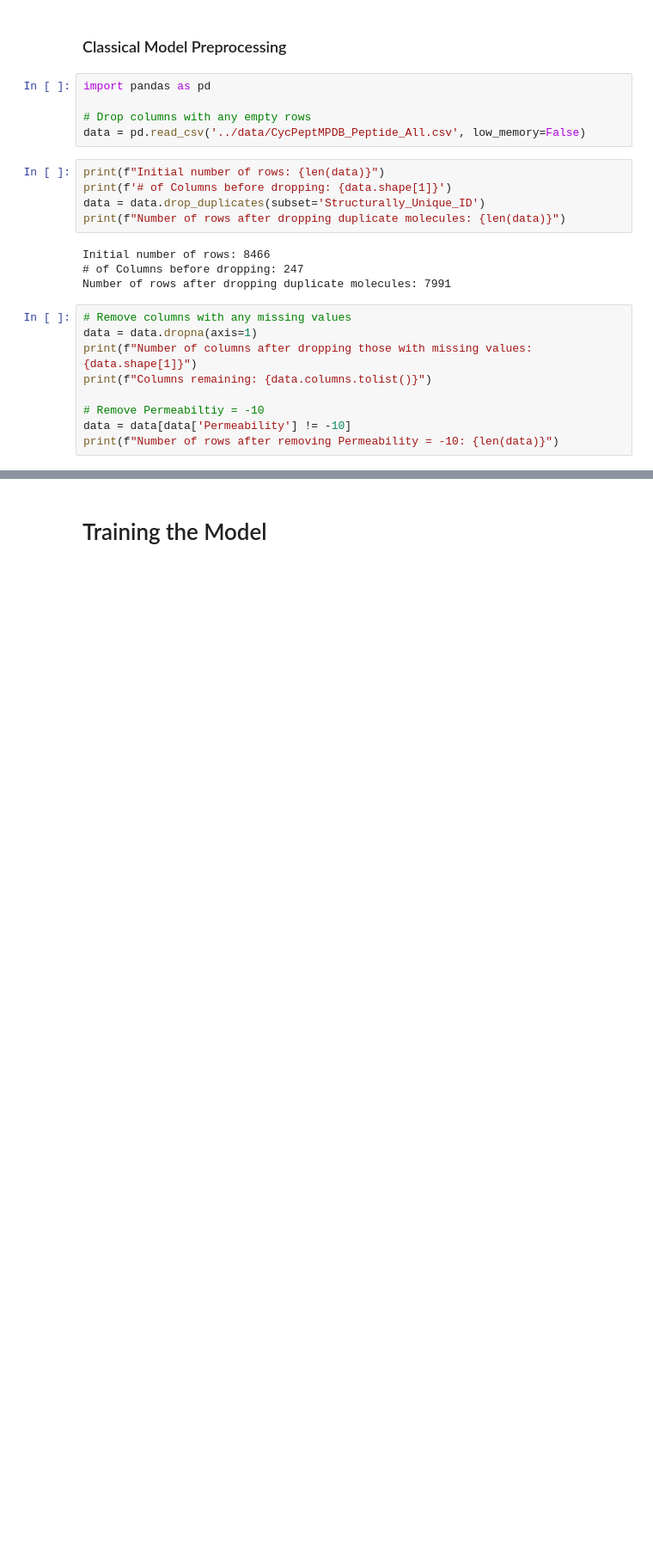
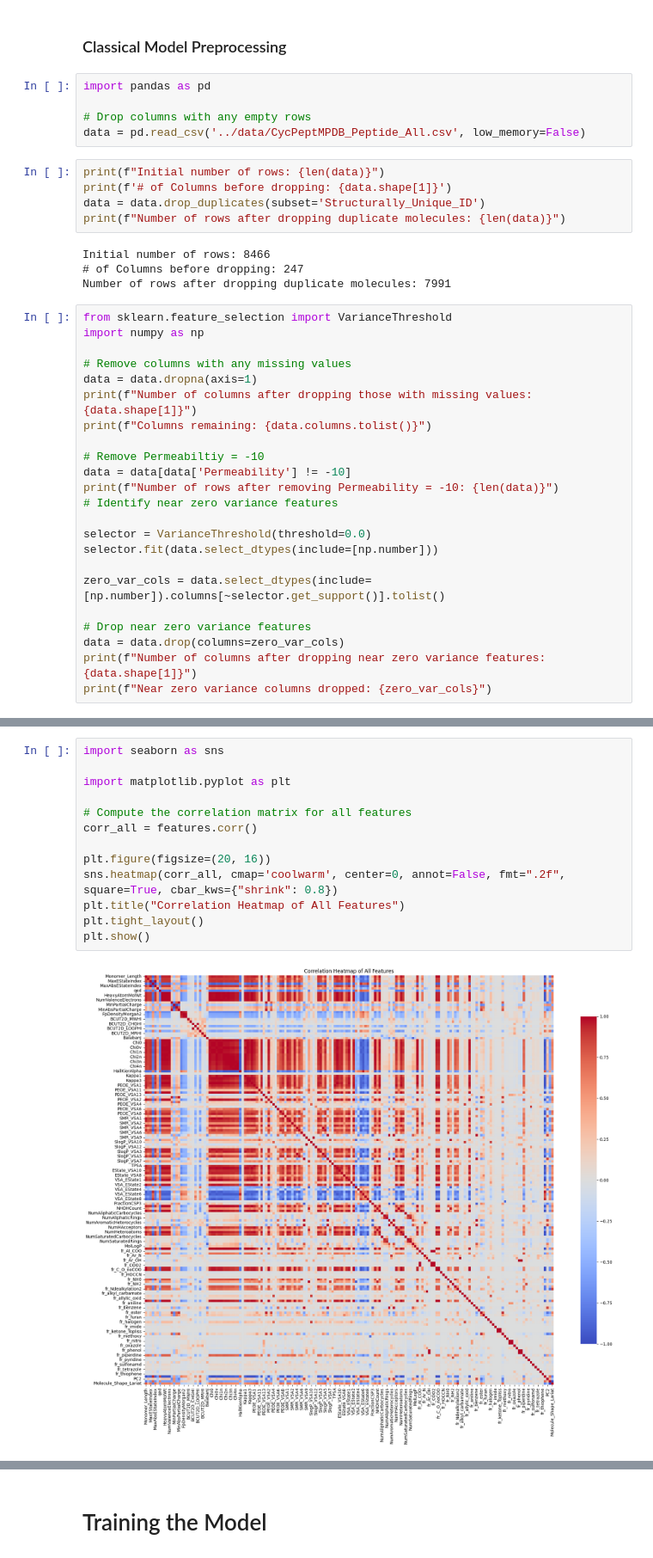
Before and after one commit to MauJunSensei/bsc-thesis, a Jupyter notebook: Proteomics/CycPeptMPDB/notebooks/rf_descriptor.ipynb, the cells around one changed output, grey strips where cells are left out. Shown at 86% size. Saved outputs shown, nothing was run; the diff lists cells and outputs as text; blank space fills up the shorter version.

```diff
--- a/Proteomics/CycPeptMPDB/notebooks/rf_descriptor.ipynb
+++ b/Proteomics/CycPeptMPDB/notebooks/rf_descriptor.ipynb
@@ -15,6 +15,9 @@ Initial number of rows: 8466
 # of Columns before dropping: 247
 Number of rows after dropping duplicate molecules: 7991
 # %%
+from sklearn.feature_selection import VarianceThreshold
+import numpy as np
+
 # Remove columns with any missing values
 data = data.dropna(axis=1)
 print(f"Number of columns after dropping those with missing values: {data.shape[1]}")
@@ -23,6 +26,17 @@ print(f"Columns remaining: {data.columns.tolist()}")
 # Remove Permeabiltiy = -10
 data = data[data['Permeability'] != -10]
 print(f"Number of rows after removing Permeability = -10: {len(data)}")
+# Identify near zero variance features
+
+selector = VarianceThreshold(threshold=0.0)
+selector.fit(data.select_dtypes(include=[np.number]))
+
+zero_var_cols = data.select_dtypes(include=[np.number]).columns[~selector.get_support()].tolist()
+
+# Drop near zero variance features
+data = data.drop(columns=zero_var_cols)
+print(f"Number of columns after dropping near zero variance features: {data.shape[1]}")
+print(f"Near zero variance columns dropped: {zero_var_cols}")
 # %% [output]
 Number of columns after dropping those with missing values: 226
 Columns remaining: ['ID', 'Source', 'Year', 'Version', 'Original_Name_in_Source_Literature', 'Structurally_Unique_ID', 'SMILES', 'HELM', 'HELM_URL', 'Sequence', 'Sequence_LogP', 'Sequence_TPSA', 'Mono ...
@@ -63 +79,16 @@ Number of features after one-hot encoding: 214
 Remaining features after encoding: ['Monomer_Length', 'Monomer_Length_in_Main_Chain', 'MaxEStateIndex', 'MinEStateIndex', 'MaxAbsEStateIndex', 'MinAbsEStateIndex', 'qed', 'MolWt', 'HeavyAtomMolWt', 'E ...
+# %%
+import seaborn as sns
+
+import matplotlib.pyplot as plt
+
+# Compute the correlation matrix for all features
+corr_all = features.corr()
+
+plt.figure(figsize=(20, 16))
+sns.heatmap(corr_all, cmap='coolwarm', center=0, annot=False, fmt=".2f", square=True, cbar_kws={"shrink": 0.8})
+plt.title("Correlation Heatmap of All Features")
+plt.tight_layout()
+plt.show()
+# %% [output]
+[figure, added]
```
Also changed, not shown: parts of 9 cells of this notebook, 3 other files.
